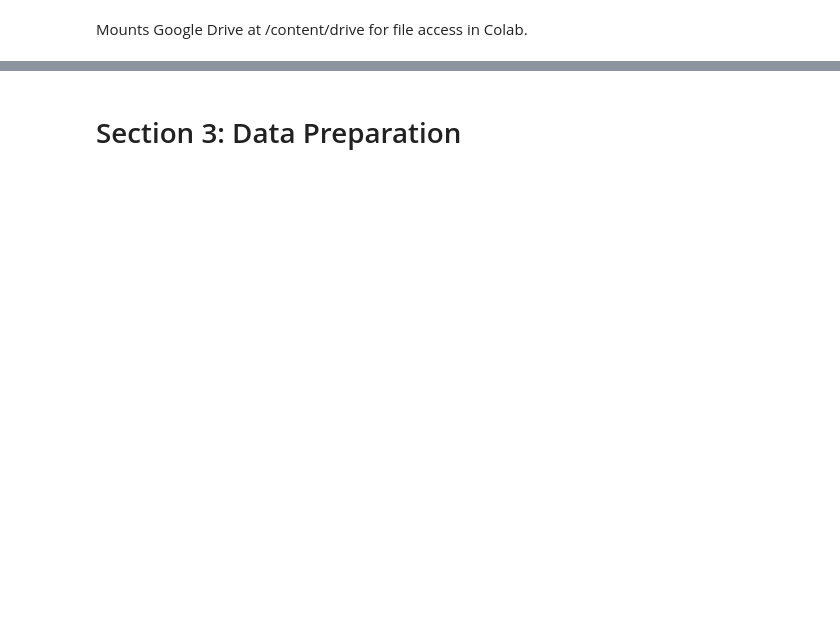
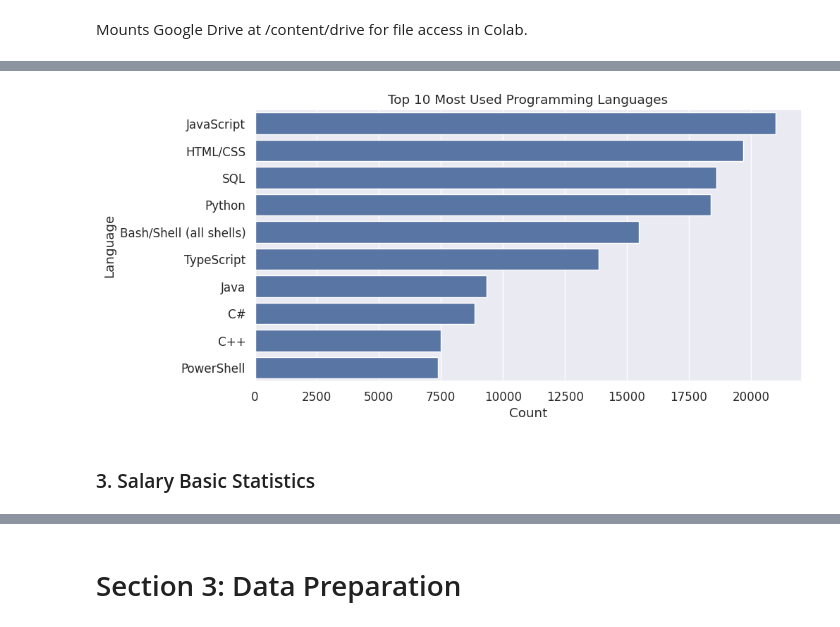
Before and after one commit to yukomath/Project_1, a Jupyter notebook: project.ipynb, the cells around one changed output, grey strips where cells are left out. Drawn from its saved outputs; the diff is of its cells as text; code cells hidden in the pictures; blank space fills up the shorter version.

```diff
--- a/project.ipynb
+++ b/project.ipynb
@@ -105,0 +308,23 @@ df = df[cols].copy()
+# %%
+# --------------------------------------
+# 2. Top 10 Programming Languages
+# --------------------------------------
+language_series = (
+    df["LanguageHaveWorkedWith"]
+    .dropna()
+    .str.split(";", expand=True)
+    .stack()
+)
+
+top_languages = language_series.value_counts().head(10)
+
+plt.figure(figsize=(10,5))
+sns.barplot(x=top_languages.values, y=top_languages.index)
+plt.title("Top 10 Most Used Programming Languages")
+plt.xlabel("Count")
+plt.ylabel("Language")
+plt.show()
+# %% [output]
+[figure, added]
+# %% [markdown]
+### 3. Salary Basic Statistics
```
Also changed, not shown: parts of 65 cells of this notebook.
